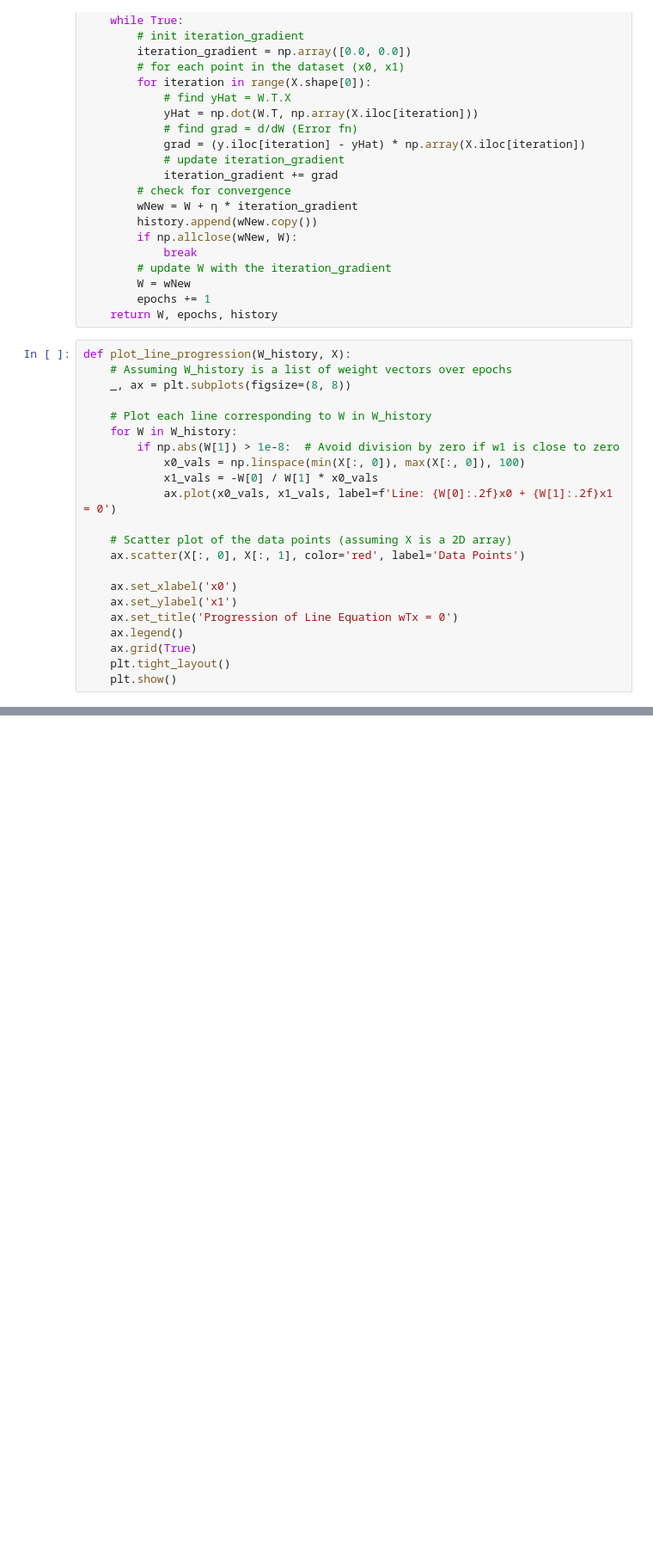
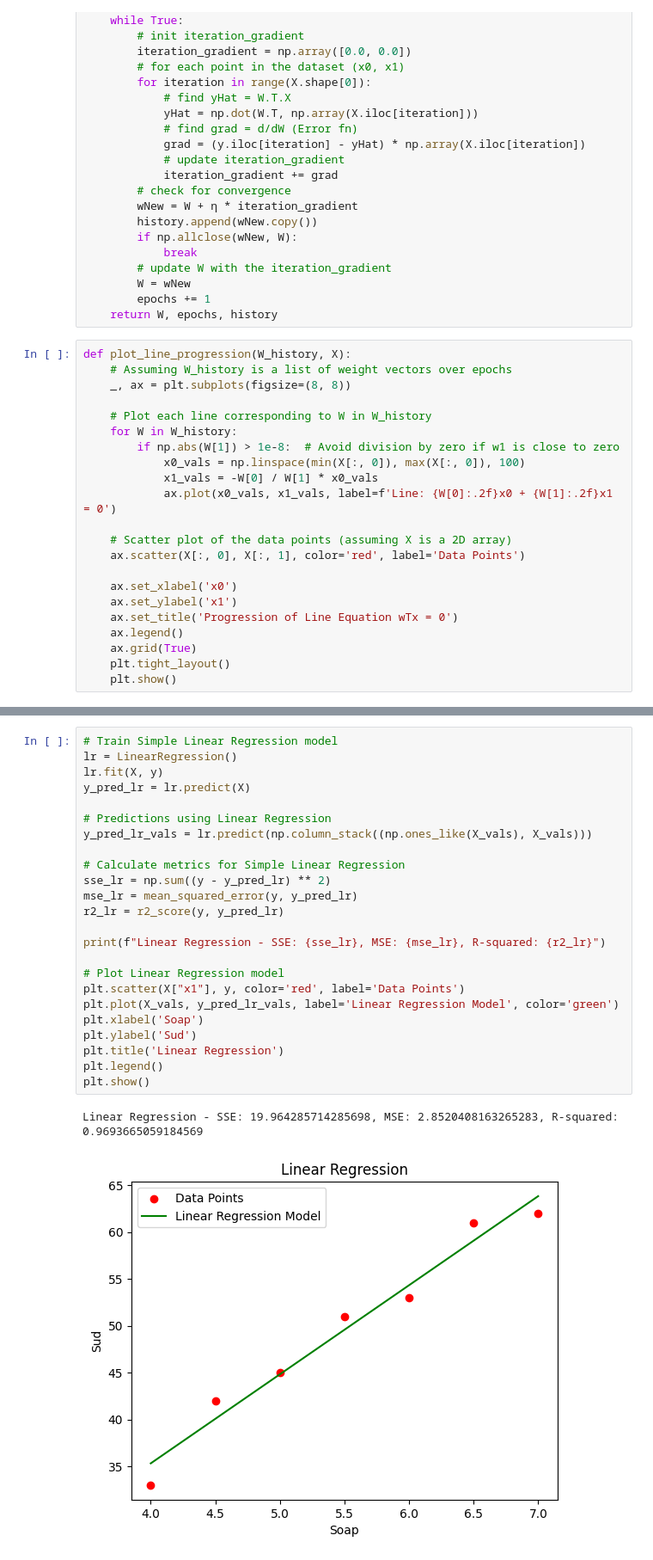
Before and after one commit to jassuwu/college9, a Jupyter notebook: 20XW96 - DEEP LEARNING LAB/Neurons/PerceptronRegression.ipynb, the cells around one changed output, grey strips where cells are left out. Shown at 86% size. Saved outputs shown, nothing was run; the diff lists cells and outputs as text; blank space fills up the shorter version.

```diff
--- a/20XW96 - DEEP LEARNING LAB/Neurons/PerceptronRegression.ipynb
+++ b/20XW96 - DEEP LEARNING LAB/Neurons/PerceptronRegression.ipynb
@@ -95,0 +123,27 @@ print(f"{W} in {epochs} epochs.")
+# %%
+# Train Simple Linear Regression model
+lr = LinearRegression()
+lr.fit(X, y)
+y_pred_lr = lr.predict(X)
+
+# Predictions using Linear Regression
+y_pred_lr_vals = lr.predict(np.column_stack((np.ones_like(X_vals), X_vals)))
+
+# Calculate metrics for Simple Linear Regression
+sse_lr = np.sum((y - y_pred_lr) ** 2)
+mse_lr = mean_squared_error(y, y_pred_lr)
+r2_lr = r2_score(y, y_pred_lr)
+
+print(f"Linear Regression - SSE: {sse_lr}, MSE: {mse_lr}, R-squared: {r2_lr}")
+
+# Plot Linear Regression model
+plt.scatter(X["x1"], y, color='red', label='Data Points')
+plt.plot(X_vals, y_pred_lr_vals, label='Linear Regression Model', color='green')
+plt.xlabel('Soap')
+plt.ylabel('Sud')
+plt.title('Linear Regression')
+plt.legend()
+plt.show()
+# %% [output]
+Linear Regression - SSE: 19.964285714285698, MSE: 2.8520408163265283, R-squared: 0.9693665059184569
+[figure, added]
```
Also changed, not shown: parts of 4 cells of this notebook.
